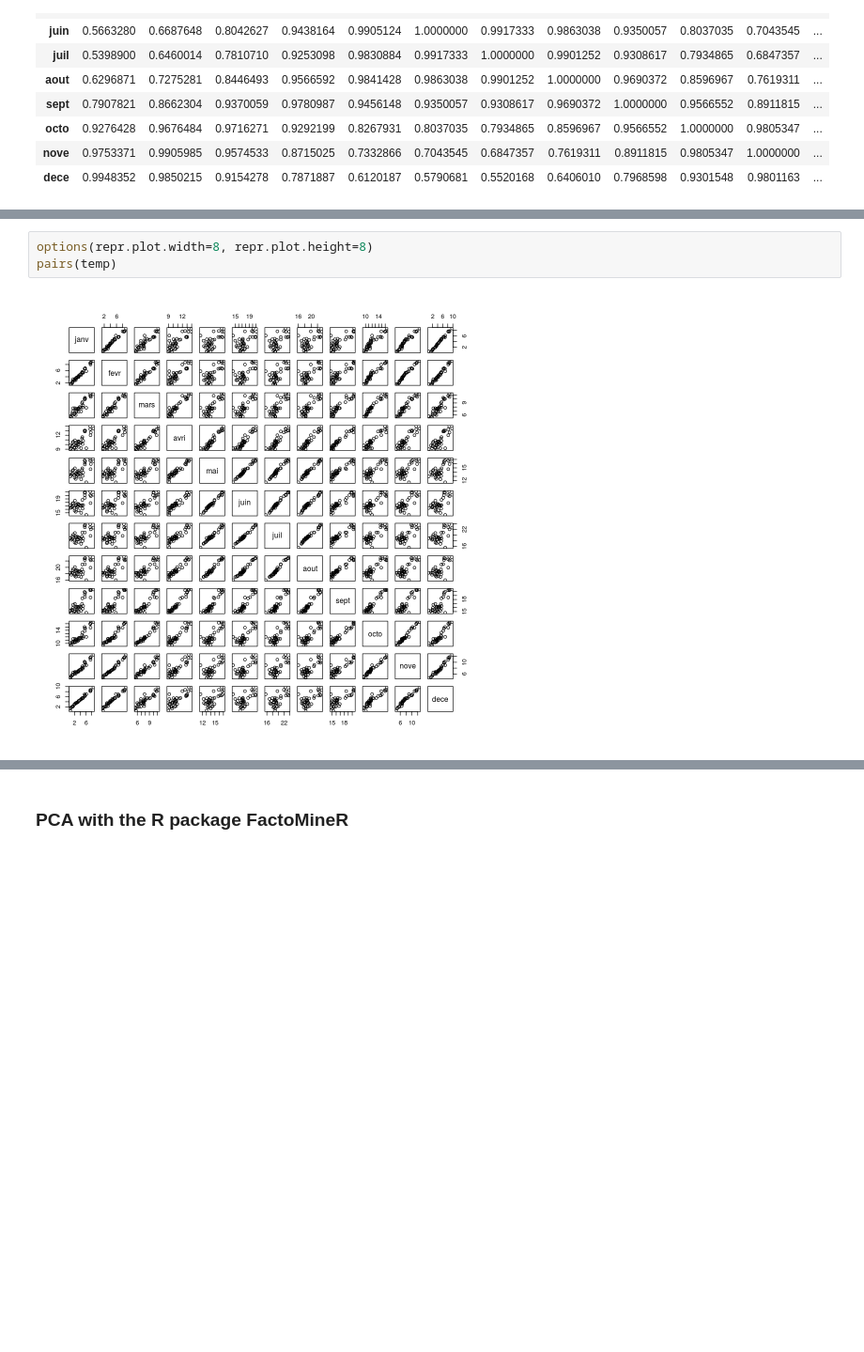
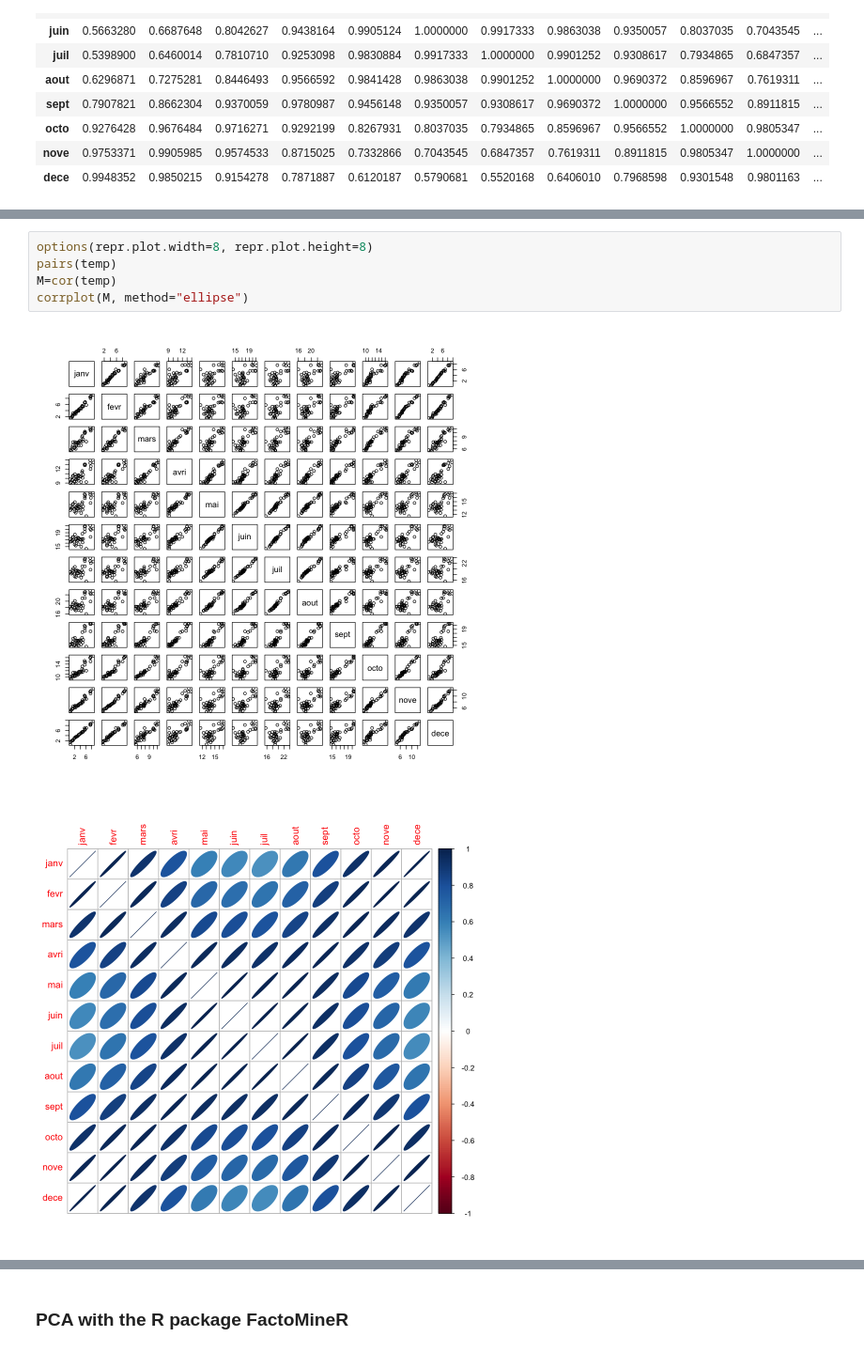
Before and after one commit to paul-corbalan/Data-analysis-Project-4Y-INSA, a Jupyter notebook: Episod 2 - Principal Component Analysis/PCA_temperature_4GMM.ipynb, the cells around one changed output, grey strips where cells are left out. Shown at 94% size. Saved outputs shown, nothing was run; the diff lists cells and outputs as text; blank space fills up the shorter version.

```diff
--- a/Episod 2 - Principal Component Analysis/PCA_temperature_4GMM.ipynb
+++ b/Episod 2 - Principal Component Analysis/PCA_temperature_4GMM.ipynb
@@ -99,5 +112,8 @@ plot(temp$janv, temp$juin)
 # %%
 options(repr.plot.width=8, repr.plot.height=8)
 pairs(temp)
+M=cor(temp)
+corrplot(M, method="ellipse")
 # %% [output]
-[figure, old version]
+[figure, new version]
+[figure, added]
```
Also changed, not shown: parts of 21 cells of this notebook.
